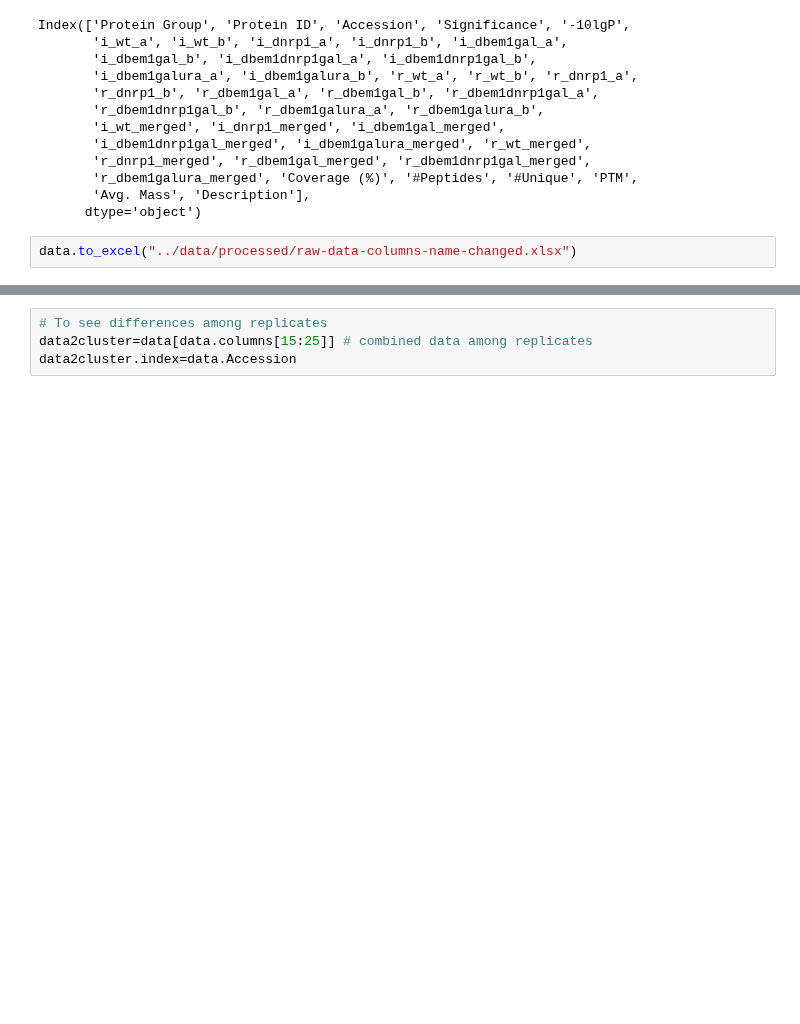
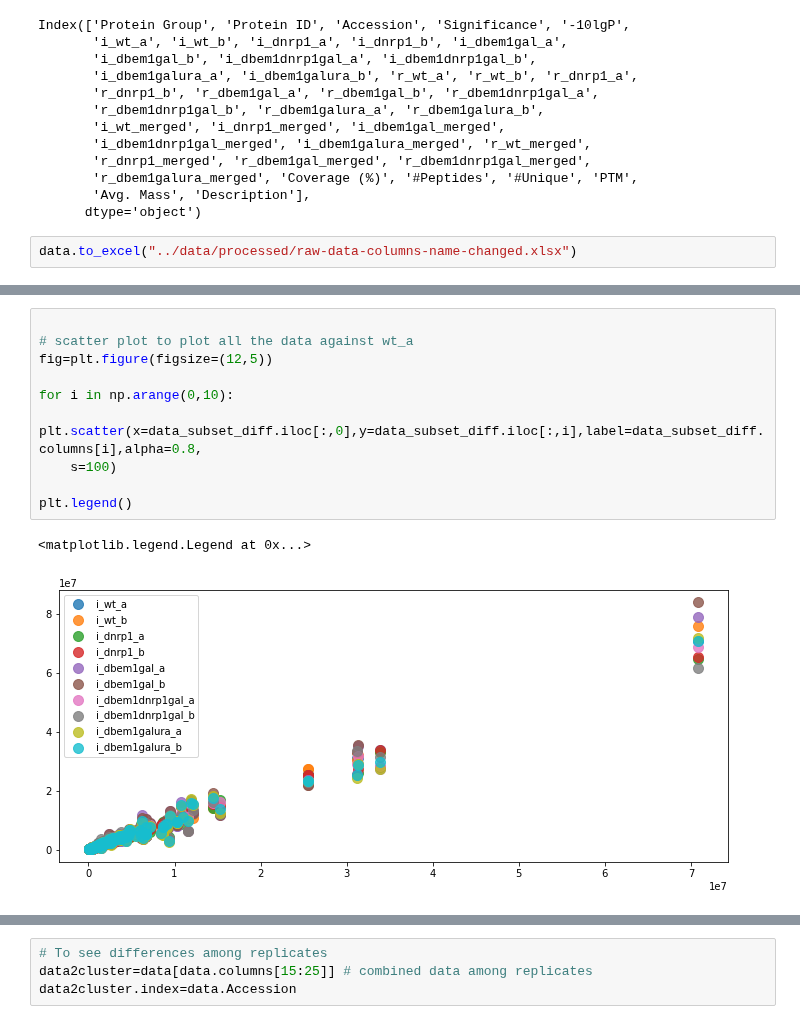
Before and after one commit to leilaicruz/mass-spec-analysis, a Jupyter notebook: notebooks/data-viz.ipynb, the cells around one changed output, grey strips where cells are left out. Cells and saved outputs as stored; diff of their text form; blank space fills up the shorter version.

```diff
--- a/notebooks/data-viz.ipynb
+++ b/notebooks/data-viz.ipynb
@@ -105,0 +95,13 @@ data2cluster_merged.head()
+# %%
+
+# scatter plot to plot all the data against wt_a
+fig=plt.figure(figsize=(12,5))
+
+for i in np.arange(0,10):
+    plt.scatter(x=data_subset_diff.iloc[:,0],y=data_subset_diff.iloc[:,i],label=data_subset_diff.columns[i],alpha=0.8,
+    s=100)
+
+plt.legend()
+# %% [output]
+<matplotlib.legend.Legend at 0x...>
+[figure, added]
```
Also changed, not shown: parts of 19 cells of this notebook.
